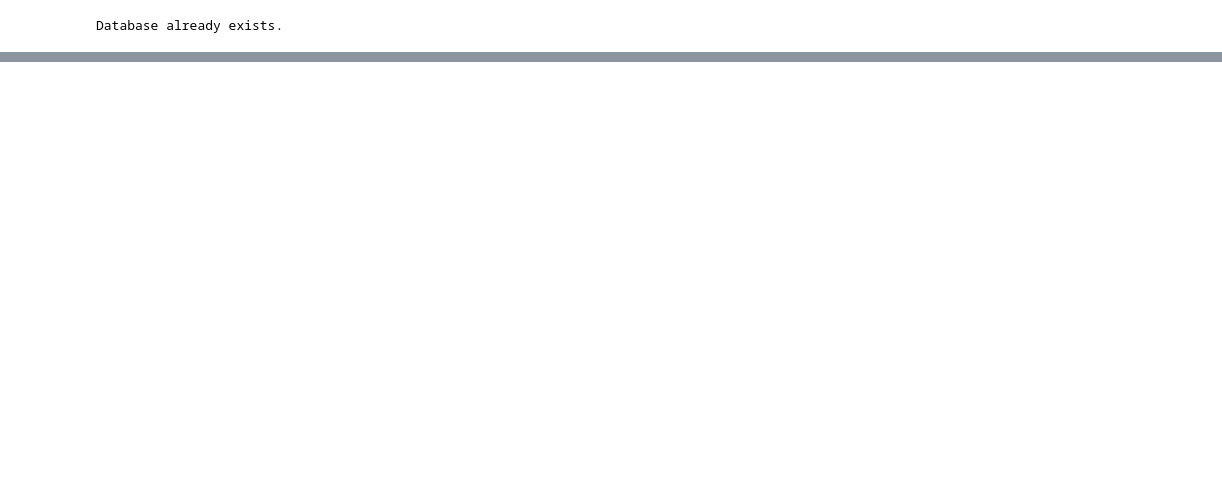
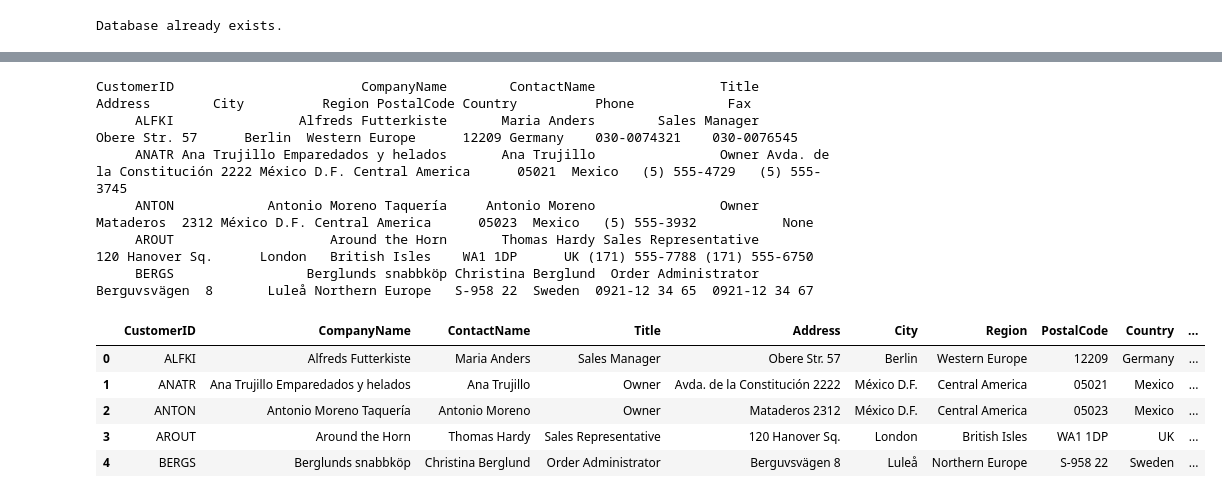
Before and after one commit to Moyster/ae-formation-data-engineering, a Jupyter notebook: Data-Engineering.ipynb, the cells around one changed output, grey strips where cells are left out. Saved outputs shown, nothing was run; the diff lists cells and outputs as text; code cells hidden in the pictures; blank space fills up the shorter version.

```diff
--- a/Data-Engineering.ipynb
+++ b/Data-Engineering.ipynb
@@ -168,0 +134,15 @@ First 5 Customers:
+# %%
+query_and_print("SELECT * FROM Customers LIMIT 5;")
+# %% [output]
+CustomerID                        CompanyName        ContactName                Title                       Address        City          Region PostalCode Country          Phone            Fax
+     ALFKI                Alfreds Futterkiste       Maria Anders        Sales Manager                 Obere Str. 57      Berlin  Western Europe      12209 Germany    030-0074321    030-0076545
+     ANATR Ana Trujillo Emparedados y helados       Ana Trujillo                Owner Avda. de la Constitución 2222 México D.F. Central America      05021  Mexico   (5) 555-4729   (5) 555-3745
+     ANTON            Antonio Moreno Taquería     Antonio Moreno                Owner               Mataderos  2312 México D.F. Central America      05023  Mexico   (5) 555-3932           None
+     AROUT                    Around the Horn       Thomas Hardy Sales Representative               120 Hanover Sq.      London   British Isles    WA1 1DP      UK (171) 555-7788 (171) 555-6750
+     BERGS                 Berglunds snabbköp Christina Berglund  Order Administrator               Berguvsvägen  8       Luleå Northern Europe   S-958 22  Sweden  0921-12 34 65  0921-12 34 67
+|  | CustomerID | CompanyName | ContactName | Title | Address | City | Region | PostalCode | Country | ... |
+| 0 | ALFKI | Alfreds Futterkiste | Maria Anders | Sales Manager | Obere Str. 57 | Berlin | Western Europe | 12209 | Germany | ... |
+| 1 | ANATR | Ana Trujillo Emparedados y helados | Ana Trujillo | Owner | Avda. de la Constitución 2222 | México D.F. | Central America | 05021 | Mexico | ... |
+| 2 | ANTON | Antonio Moreno Taquería | Antonio Moreno | Owner | Mataderos 2312 | México D.F. | Central America | 05023 | Mexico | ... |
+| 3 | AROUT | Around the Horn | Thomas Hardy | Sales Representative | 120 Hanover Sq. | London | British Isles | WA1 1DP | UK | ... |
+| 4 | BERGS | Berglunds snabbköp | Christina Berglund | Order Administrator | Berguvsvägen 8 | Luleå | Northern Europe | S-958 22 | Sweden | ... |
```
Also changed, not shown: parts of 15 cells of this notebook.
